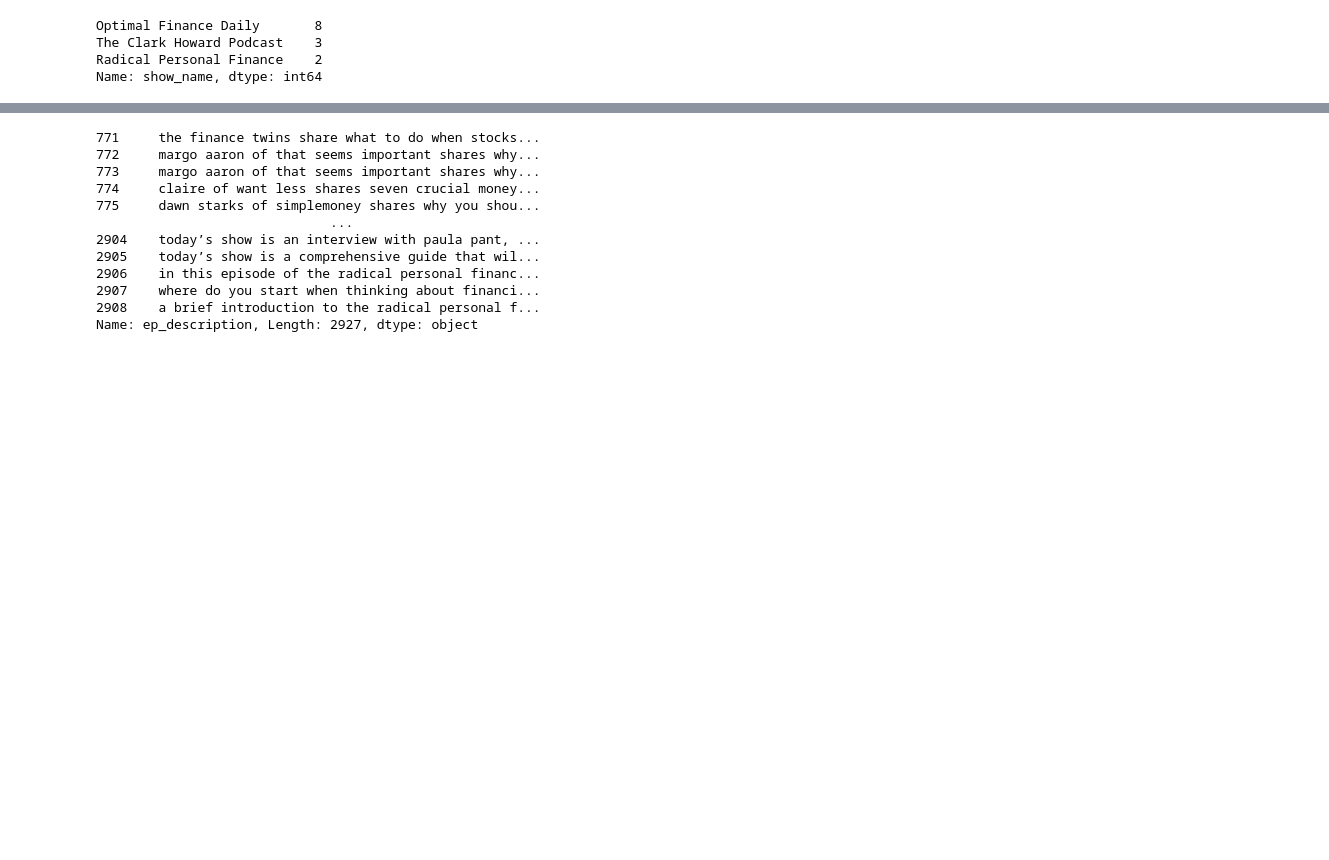
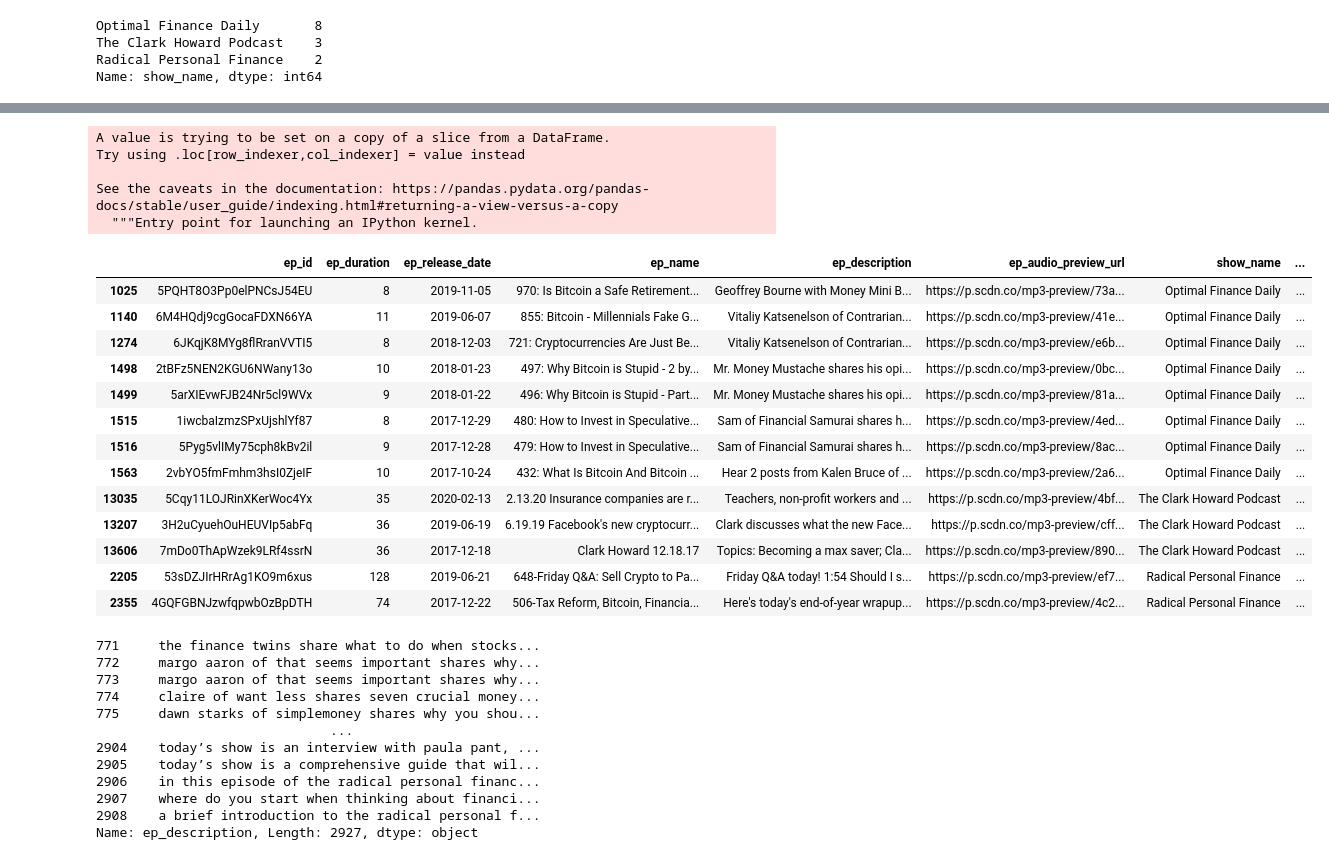
Before and after one commit to sukanto-m/Spotify_Finance_Podcasts, a Jupyter notebook: Analysing Episode Descriptions.ipynb, the cells around one changed output, grey strips where cells are left out. Drawn from its saved outputs; the diff is of its cells as text; code cells hidden in the pictures; blank space fills up the shorter version.

```diff
--- a/Analysing Episode Descriptions.ipynb
+++ b/Analysing Episode Descriptions.ipynb
@@ -81,3 +87,26 @@ Name: show_name, dtype: int64
+# %%
+df_a['tokenized'] = df_a['ep_description'].apply(word_tokenize)
+df_a
+# %% [output]
+A value is trying to be set on a copy of a slice from a DataFrame.
+Try using .loc[row_indexer,col_indexer] = value instead
+
+See the caveats in the documentation: https://pandas.pydata.org/pandas-docs/stable/user_guide/indexing.html#returning-a-view-versus-a-copy
+  """Entry point for launching an IPython kernel.
+|  | ep_id | ep_duration | ep_release_date | ep_name | ep_description | ep_audio_preview_url | show_name | ... |
+| 1025 | 5PQHT8O3Pp0elPNCsJ54EU | 8 | 2019-11-05 | 970: Is Bitcoin a Safe Retirement... | Geoffrey Bourne with Money Mini B... | https://p.scdn.co/mp3-preview/73a... | Optimal Finance Daily | ... |
+| 1140 | 6M4HQdj9cgGocaFDXN66YA | 11 | 2019-06-07 | 855: Bitcoin - Millennials Fake G... | Vitaliy Katsenelson of Contrarian... | https://p.scdn.co/mp3-preview/41e... | Optimal Finance Daily | ... |
+| 1274 | 6JKqjK8MYg8flRranVVTI5 | 8 | 2018-12-03 | 721: Cryptocurrencies Are Just Be... | Vitaliy Katsenelson of Contrarian... | https://p.scdn.co/mp3-preview/e6b... | Optimal Finance Daily | ... |
+| 1498 | 2tBFz5NEN2KGU6NWany13o | 10 | 2018-01-23 | 497: Why Bitcoin is Stupid - 2 by... | Mr. Money Mustache shares his opi... | https://p.scdn.co/mp3-preview/0bc... | Optimal Finance Daily | ... |
+| 1499 | 5arXIEvwFJB24Nr5cl9WVx | 9 | 2018-01-22 | 496: Why Bitcoin is Stupid - Part... | Mr. Money Mustache shares his opi... | https://p.scdn.co/mp3-preview/81a... | Optimal Finance Daily | ... |
+| 1515 | 1iwcbaIzmzSPxUjshlYf87 | 8 | 2017-12-29 | 480: How to Invest in Speculative... | Sam of Financial Samurai shares h... | https://p.scdn.co/mp3-preview/4ed... | Optimal Finance Daily | ... |
+| 1516 | 5Pyg5vlIMy75cph8kBv2il | 9 | 2017-12-28 | 479: How to Invest in Speculative... | Sam of Financial Samurai shares h... | https://p.scdn.co/mp3-preview/8ac... | Optimal Finance Daily | ... |
+| 1563 | 2vbYO5fmFmhm3hsI0ZjeIF | 10 | 2017-10-24 | 432: What Is Bitcoin And Bitcoin ... | Hear 2 posts from Kalen Bruce of ... | https://p.scdn.co/mp3-preview/2a6... | Optimal Finance Daily | ... |
+| 13035 | 5Cqy11LOJRinXKerWoc4Yx | 35 | 2020-02-13 | 2.13.20 Insurance companies are r... | Teachers, non-profit workers and ... | https://p.scdn.co/mp3-preview/4bf... | The Clark Howard Podcast | ... |
+| 13207 | 3H2uCyuehOuHEUVIp5abFq | 36 | 2019-06-19 | 6.19.19 Facebook's new cryptocurr... | Clark discusses what the new Face... | https://p.scdn.co/mp3-preview/cff... | The Clark Howard Podcast | ... |
+| 13606 | 7mDo0ThApWzek9LRf4ssrN | 36 | 2017-12-18 | Clark Howard 12.18.17 | Topics: Becoming a max saver; Cla... | https://p.scdn.co/mp3-preview/890... | The Clark Howard Podcast | ... |
+| 2205 | 53sDZJIrHRrAg1KO9m6xus | 128 | 2019-06-21 | 648-Friday Q&A: Sell Crypto to Pa... | Friday Q&A today! 1:54 Should I s... | https://p.scdn.co/mp3-preview/ef7... | Radical Personal Finance | ... |
+| 2355 | 4GQFGBNJzwfqpwbOzBpDTH | 74 | 2017-12-22 | 506-Tax Reform, Bitcoin, Financia... | Here's today's end-of-year wrapup... | https://p.scdn.co/mp3-preview/4c2... | Radical Personal Finance | ... |
 # %%
 ep_descr = df.reset_index(drop=True)
 
```
Also changed, not shown: parts of 2 cells of this notebook, 1 other file.
